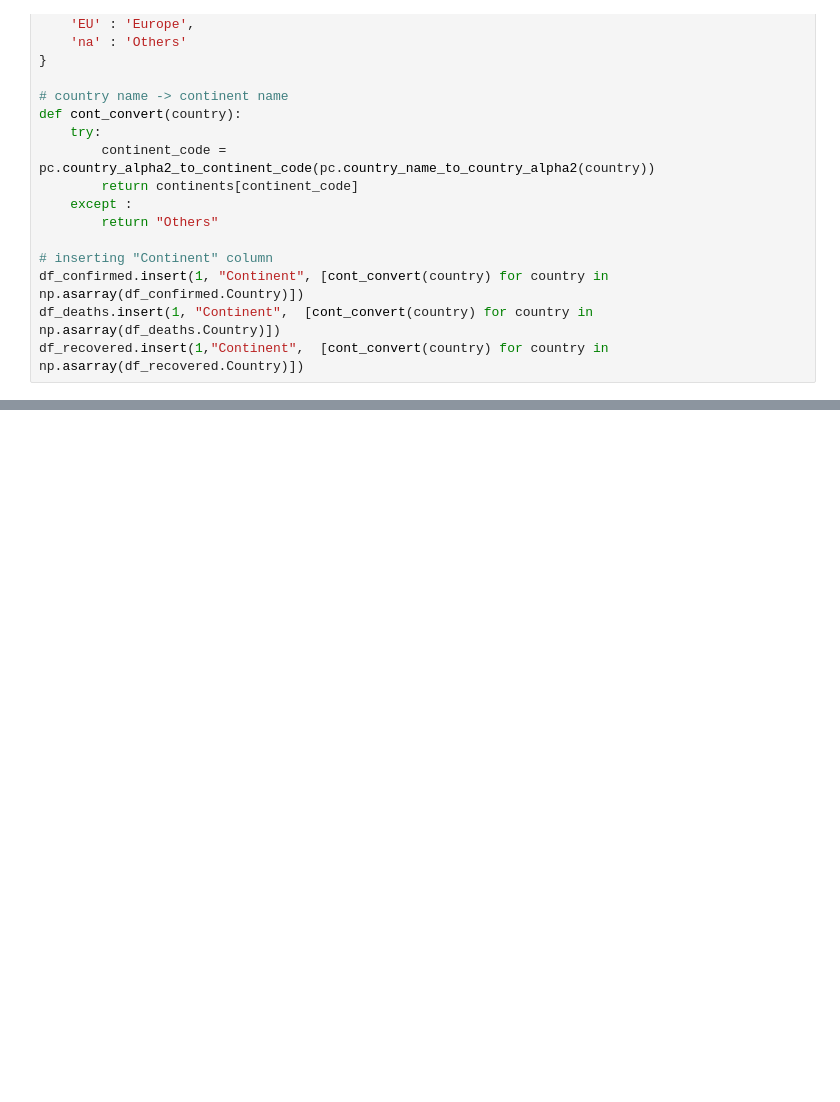
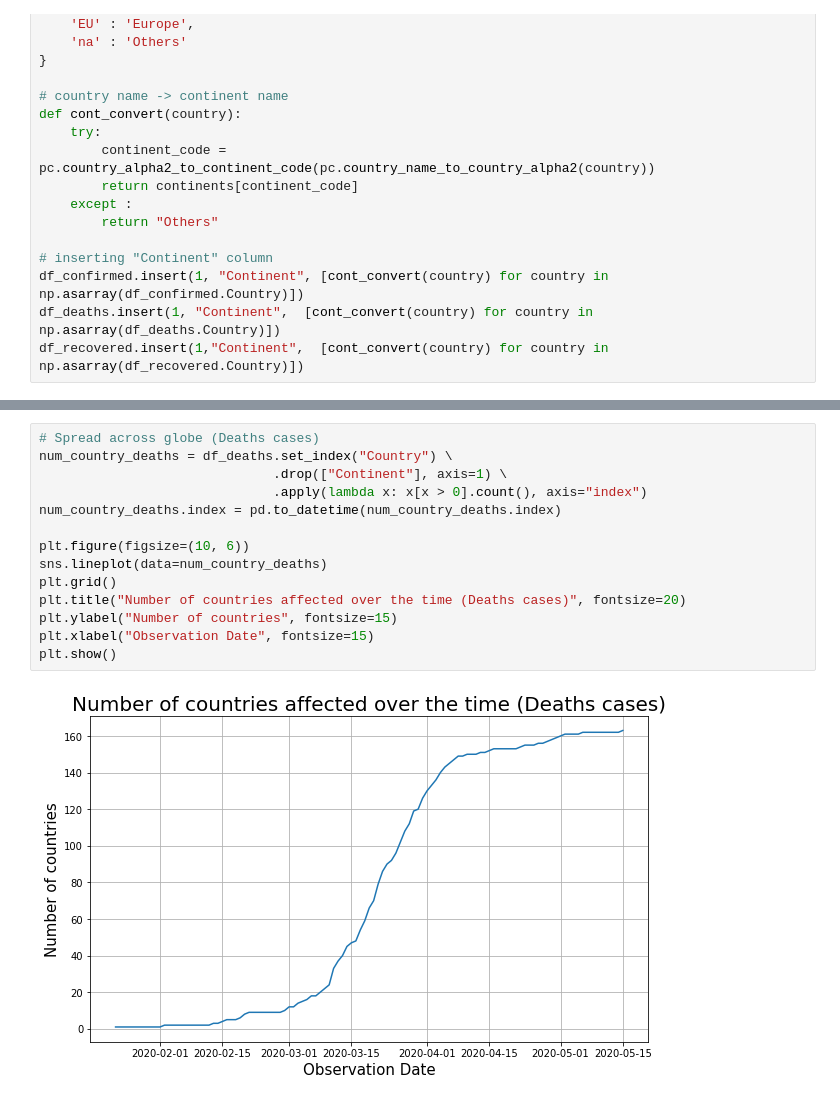
Before and after one commit to ShionFujimori/covid19-analysis, a Jupyter notebook: covid19_analysis.ipynb, the cells around one changed output, grey strips where cells are left out. Cells and saved outputs as stored; diff of their text form; blank space fills up the shorter version.

```diff
--- a/covid19_analysis.ipynb
+++ b/covid19_analysis.ipynb
@@ -561,0 +587,16 @@ df_confirmed
+# %%
+# Spread across globe (Deaths cases)
+num_country_deaths = df_deaths.set_index("Country") \
+                              .drop(["Continent"], axis=1) \
+                              .apply(lambda x: x[x > 0].count(), axis="index")
+num_country_deaths.index = pd.to_datetime(num_country_deaths.index)
+
+plt.figure(figsize=(10, 6))
+sns.lineplot(data=num_country_deaths)
+plt.grid()
+plt.title("Number of countries affected over the time (Deaths cases)", fontsize=20)
+plt.ylabel("Number of countries", fontsize=15)
+plt.xlabel("Observation Date", fontsize=15)
+plt.show()
+# %% [output]
+[figure, added]
```
Also changed, not shown: parts of 5 cells of this notebook.
